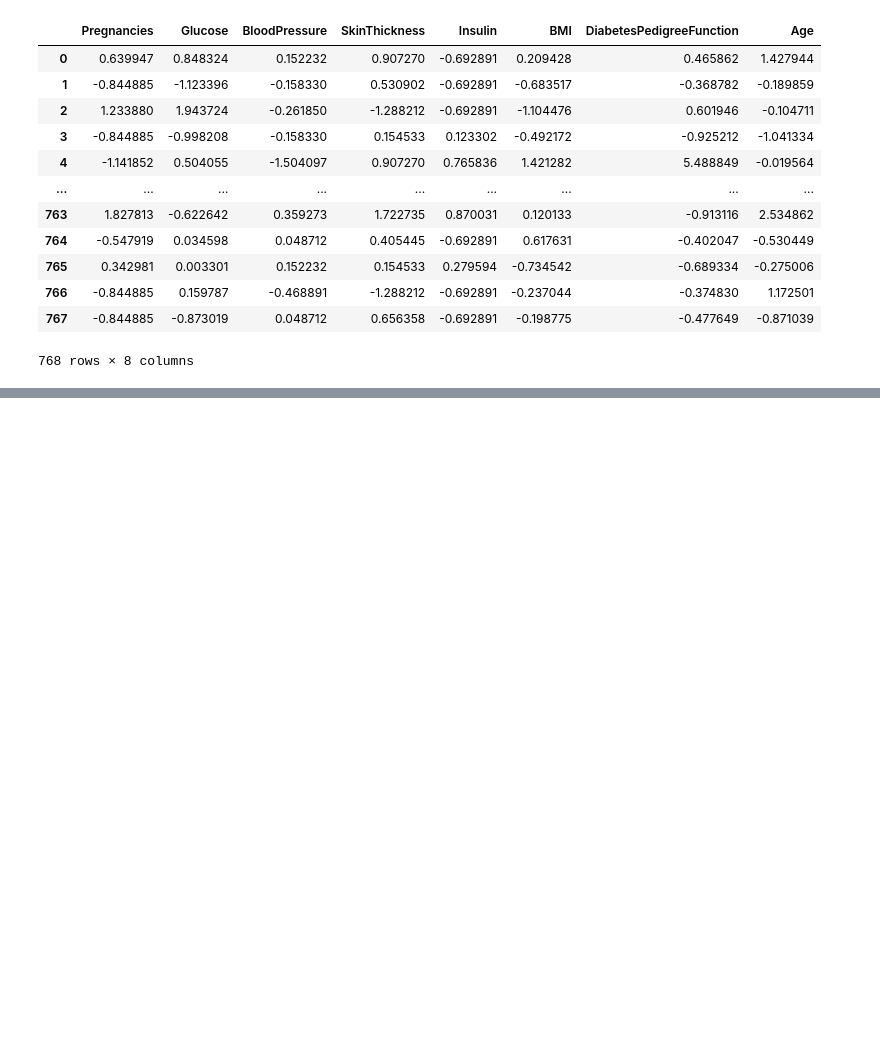
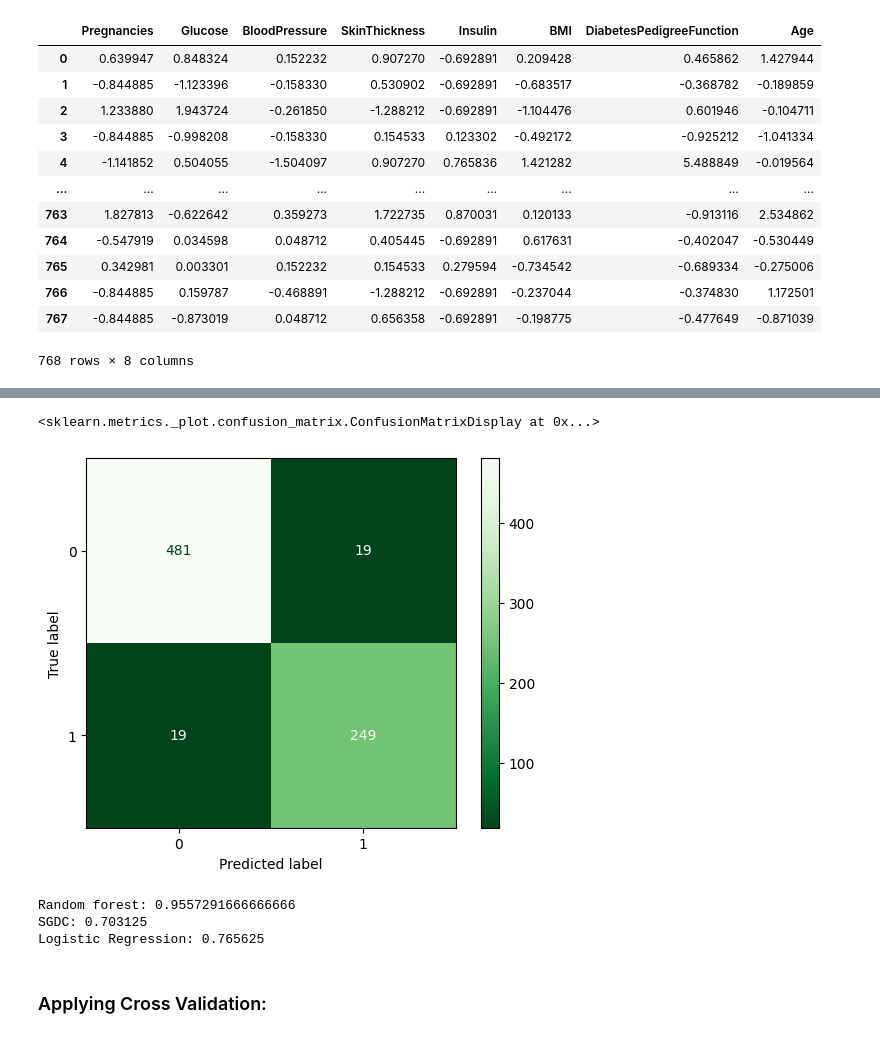
Before and after one commit to DawidWyskwarski/Predicting-Diabetes, a Jupyter notebook: predicting_diabetes.ipynb, the cells around one changed output, grey strips where cells are left out. Drawn from its saved outputs; the diff is of its cells as text; code cells hidden in the pictures; blank space fills up the shorter version.

```diff
--- a/predicting_diabetes.ipynb
+++ b/predicting_diabetes.ipynb
@@ -173,0 +229,17 @@ wpitol to na początek, różne modele, rbf ?,
+# %%
+ConfusionMatrixDisplay.from_predictions(y,rfc_pred, cmap="Greens_r")
+# %% [output]
+<sklearn.metrics._plot.confusion_matrix.ConfusionMatrixDisplay at 0x...>
+[figure, added]
+# %%
+from sklearn.metrics import accuracy_score
+
+print(f"Random forest: {accuracy_score(y,rfc_pred)}")
+print(f"SGDC: {accuracy_score(y,sgdc_pred)}")
+print(f"Logistic Regression: {accuracy_score(y,lo_reg_pred)}")
+# %% [output]
+Random forest: 0.9557291666666666
+SGDC: 0.703125
+Logistic Regression: 0.765625
+# %% [markdown]
+### Applying Cross Validation:
```
Also changed, not shown: parts of 14 cells of this notebook, 2 other files.
